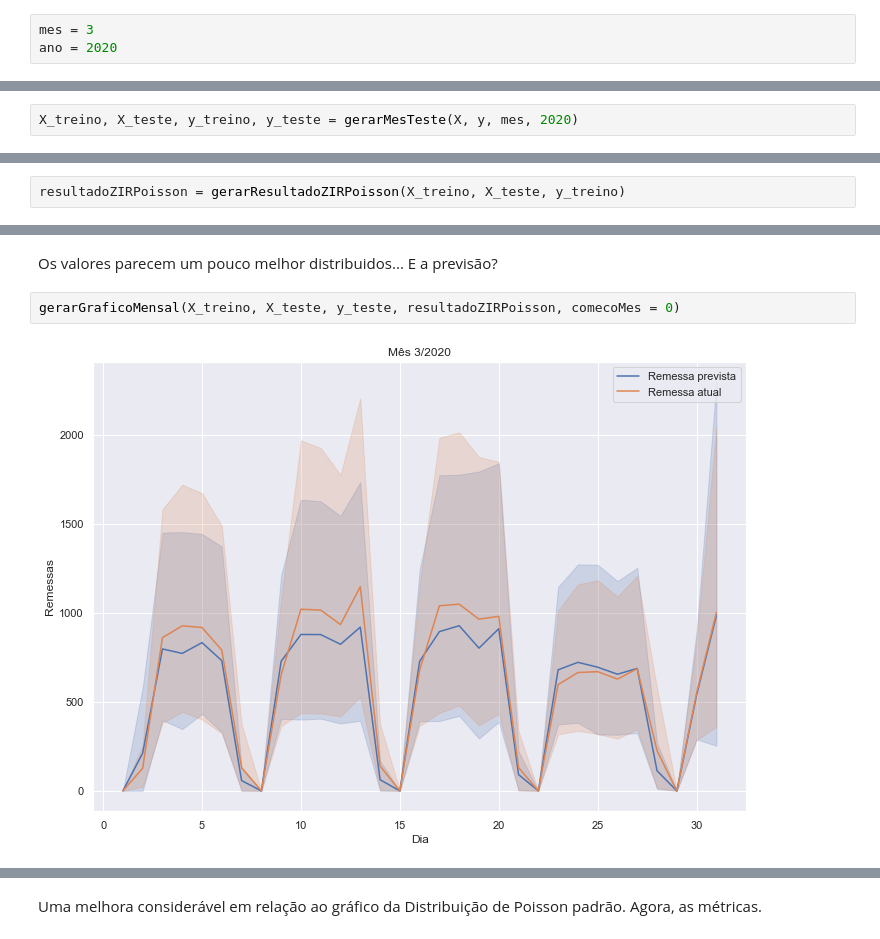
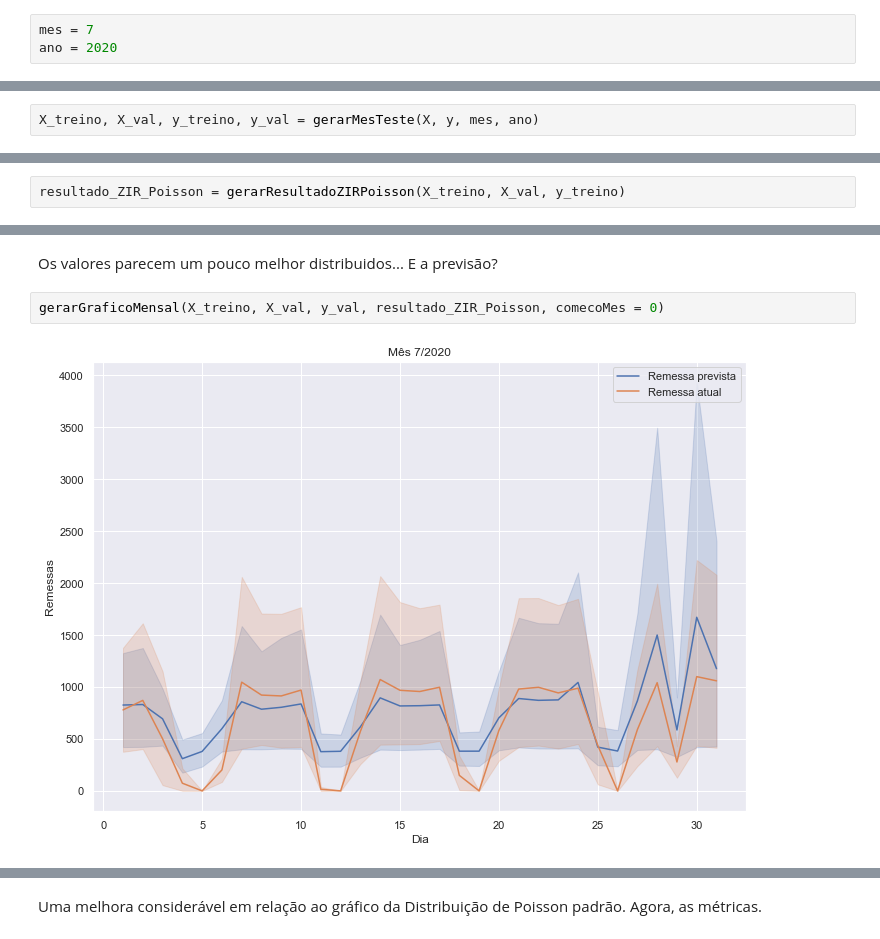
Before and after one commit to G-Moraes/case-plannera, a Jupyter notebook: main.ipynb, the cells around one changed output, grey strips where cells are left out. Saved outputs shown, nothing was run; the diff lists cells and outputs as text.

```diff
--- a/main.ipynb
+++ b/main.ipynb
@@ -82,6 +84,6 @@ Realmente a relação entre essas duas *features* é mais ou menos diretamente p
 # %% [markdown]
 Para ter uma métrica de cada modelo e o quão preciso é o mesmo, é utilizado o próprio conjunto de dados com o *target* que temos. É, então, selecionado um mês disponível no conjunto de dados para ser separado como teste. O resto dos meses serão utilizados para treinamento de cada modelo preditivo.
 # %%
-mes = 3
+mes = 7
 ano = 2020
 # %% [markdown]
@@ -89,5 +91,5 @@ Para fins de teste, foi escolhido o mês de Março de 2020. Qualquer outro mês
 # %%
-X_treino, X_teste, y_treino, y_teste = gerarMesTeste(X, y, mes, 2020)
+X_treino, X_val, y_treino, y_val = gerarMesTeste(X, y, mes, ano)
 # %%
 plt.clf()
 
@@ -577,7 +699,7 @@ gerarExcel(resultadoPoisson, X_teste, mes = mes, ano = ano, nome = 'Poisson', tr
 # %% [markdown]
 Então, para melhorar o modelo estatístico, o regressor para conjuntos de dados inflados por zeros pode resolver. Como classificador, esse modelo utiliza o *Random Forest* e, para o regressor, a Distribuição de Poisson padrão.
 # %%
-resultadoZIRPoisson = gerarResultadoZIRPoisson(X_treino, X_teste, y_treino)
+resultado_ZIR_Poisson = gerarResultadoZIRPoisson(X_treino, X_val, y_treino)
 # %%
 plt.clf()
 
@@ -597,7 +719,7 @@ Curtose: 12.743686751013094
 # %% [markdown]
 Os valores parecem um pouco melhor distribuidos... E a previsão?
 # %%
-gerarGraficoMensal(X_treino, X_teste, y_teste, resultadoZIRPoisson, comecoMes = 0)
+gerarGraficoMensal(X_treino, X_val, y_val, resultado_ZIR_Poisson, comecoMes = 0)
 # %% [output]
-[figure, old version]
+[figure, new version]
 # %%
```
Also changed, not shown: parts of 124 cells of this notebook, 1 other file.
